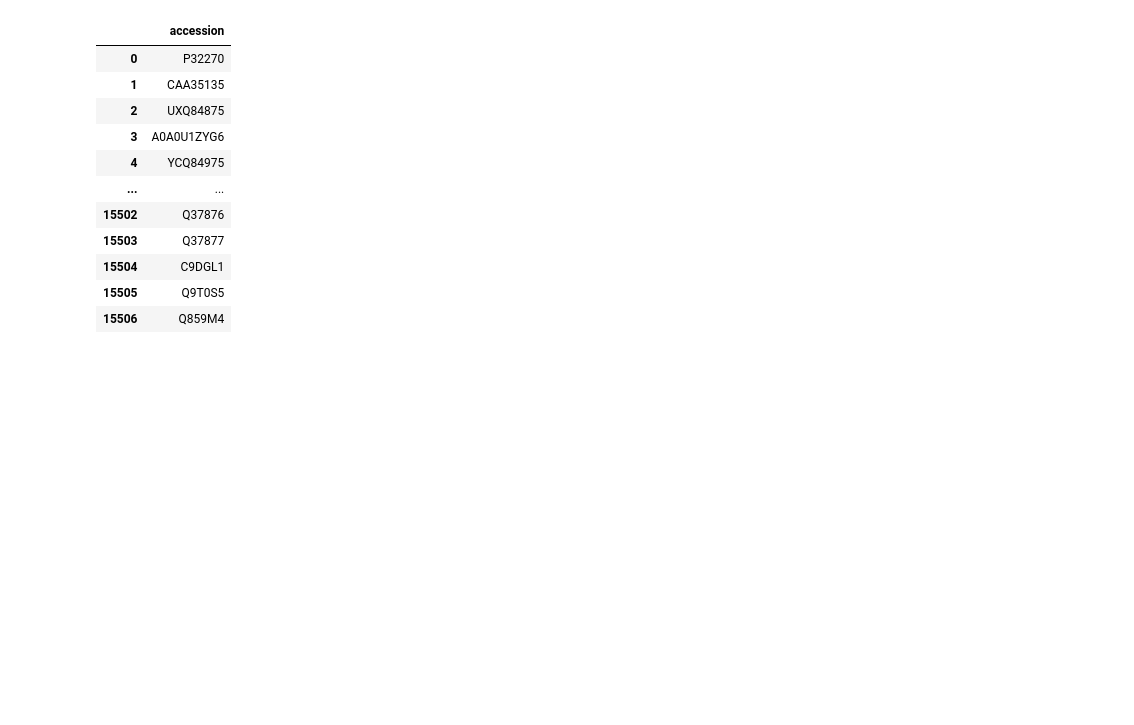
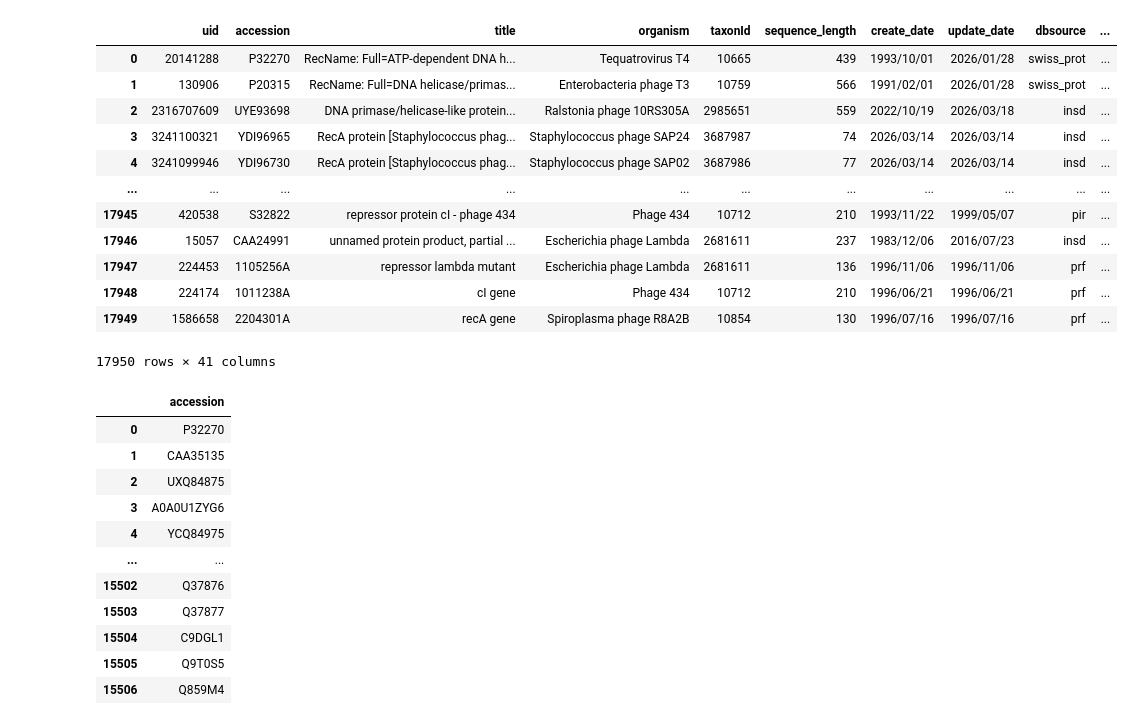
Before and after one commit to JaimeQMUL/NAAT_artic_phages, a Jupyter notebook: notebooks/data_wrangling.ipynb, the cells around one changed output. Cells and saved outputs as stored; diff of their text form; code cells hidden in the pictures; blank space fills up the shorter version.

```diff
--- a/notebooks/data_wrangling.ipynb
+++ b/notebooks/data_wrangling.ipynb
@@ -16,7 +9,23 @@ acc_2='P32270'
 acc_3='YP_009224192'
 acc_4='A0A023W687'
 csv_path = f"../uvsx/data/curated_database/ncbi_query_search_metadata.csv"
-ncbi_metadata = pd.read_csv('../uvsx/data/curated_database/ncbi_query_search_metadata.csv')
+ncbi_metadata = pd.read_csv('../uvsx/data/curated_database/ncbi_query_search_metadata.csv', low_memory=False)
+# %%
+ncbi_metadata
+# %% [output]
+|  | uid | accession | title | organism | taxonId | sequence_length | create_date | update_date | dbsource | ... |
+| 0 | 20141288 | P32270 | RecName: Full=ATP-dependent DNA h... | Tequatrovirus T4 | 10665 | 439 | 1993/10/01 | 2026/01/28 | swiss_prot | ... |
+| 1 | 130906 | P20315 | RecName: Full=DNA helicase/primas... | Enterobacteria phage T3 | 10759 | 566 | 1991/02/01 | 2026/01/28 | swiss_prot | ... |
+| 2 | 2316707609 | UYE93698 | DNA primase/helicase-like protein... | Ralstonia phage 10RS305A | 2985651 | 559 | 2022/10/19 | 2026/03/18 | insd | ... |
+| 3 | 3241100321 | YDI96965 | RecA protein [Staphylococcus phag... | Staphylococcus phage SAP24 | 3687987 | 74 | 2026/03/14 | 2026/03/14 | insd | ... |
+| 4 | 3241099946 | YDI96730 | RecA protein [Staphylococcus phag... | Staphylococcus phage SAP02 | 3687986 | 77 | 2026/03/14 | 2026/03/14 | insd | ... |
+| ... | ... | ... | ... | ... | ... | ... | ... | ... | ... | ... |
+| 17945 | 420538 | S32822 | repressor protein cI - phage 434 | Phage 434 | 10712 | 210 | 1993/11/22 | 1999/05/07 | pir | ... |
+| 17946 | 15057 | CAA24991 | unnamed protein product, partial ... | Escherichia phage Lambda | 2681611 | 237 | 1983/12/06 | 2016/07/23 | insd | ... |
+| 17947 | 224453 | 1105256A | repressor lambda mutant | Escherichia phage Lambda | 2681611 | 136 | 1996/11/06 | 1996/11/06 | prf | ... |
+| 17948 | 224174 | 1011238A | cI gene | Phage 434 | 10712 | 210 | 1996/06/21 | 1996/06/21 | prf | ... |
+| 17949 | 1586658 | 2204301A | recA gene | Spiroplasma phage R8A2B | 10854 | 130 | 1996/07/16 | 1996/07/16 | prf | ... |
+17950 rows × 41 columns
 # %%
 df
 # %% [output]
```
Also changed, not shown: parts of 20 cells of this notebook, 2 other files.
